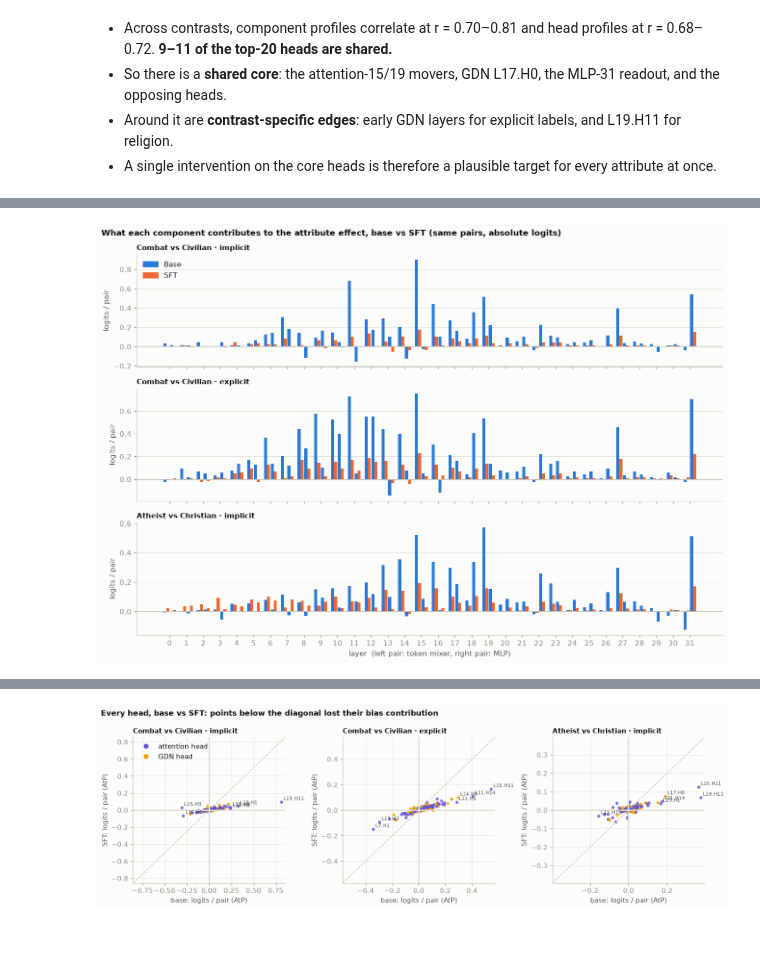
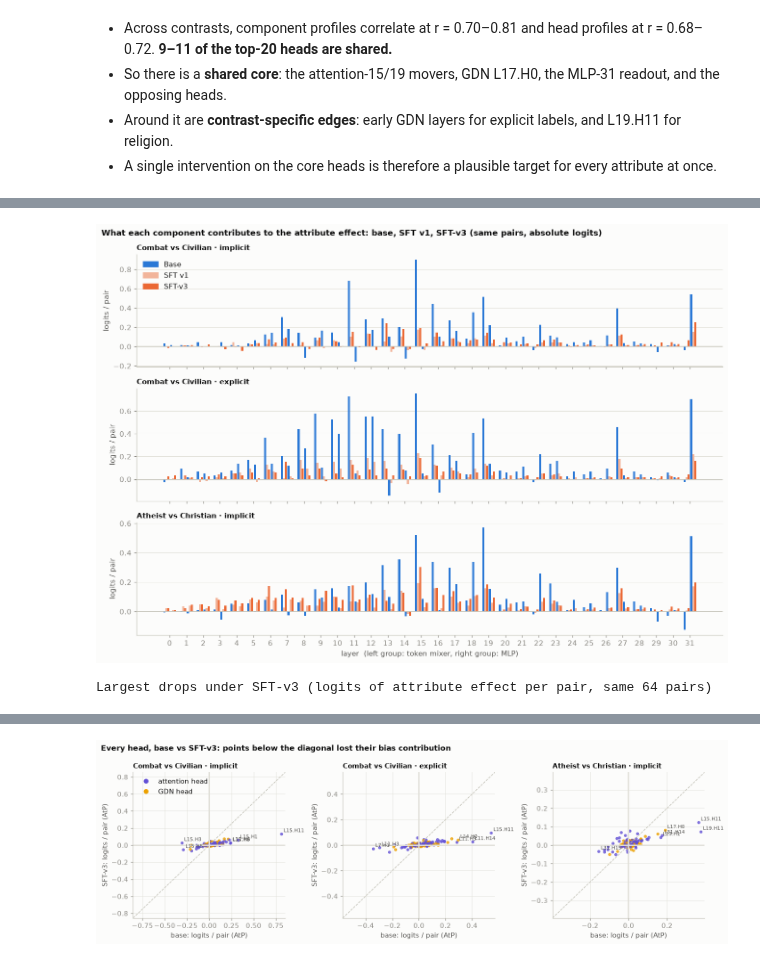
Before and after one commit to Stereotypes-in-LLMs/hiring_bias_mitigation_at, a Jupyter notebook: reports/interp/patching_results.ipynb, the cells around one changed output, grey strips where cells are left out. Drawn from its saved outputs; the diff is of its cells as text; code cells hidden in the pictures.

```diff
--- a/reports/interp/patching_results.ipynb
+++ b/reports/interp/patching_results.ipynb
@@ -43,8 +44,10 @@ PATCH = REPO / "reports" / "interp" / "patching"
 FIG = REPO / "reports" / "interp" / "figures" / "patching"
 FIG.mkdir(parents=True, exist_ok=True)
 
-SPEC_COLOR = {"base": "#2a78d6", "sft": "#eb6834", "dpo": "#1baf7a"}
-SPEC_LABEL = {"base": "Base", "sft": "SFT", "dpo": "DPO"}
+# sft is SFT-v3 (the parent of the DPO/GRPO arms); sft_v1 is the first round's adapter, kept for comparison.
+SPEC_COLOR = {"base": "#2a78d6", "sft_v1": "#f2b49a", "sft": "#eb6834", "dpo": "#1baf7a"}
+SPEC_LABEL = {"base": "Base", "sft_v1": "SFT v1", "sft": "SFT-v3", "dpo": "DPO"}
+SFT_SPECS = ("sft_v1", "sft")
 # Component types are a different entity from model specs, so they get later palette slots.
 TYPE_COLOR = {"attention": "#6250d6", "GDN": "#eda100", "MLP": "#e87ba4"}
 INK, INK2, MUTED, GRID, AXIS, SURFACE = "#0b0b0b", "#52514e", "#898781", "#e1e0d9", "#c3c2b7", "#fcfcfb"
@@ -81,7 +84,7 @@ def save(fig, name):
 def table(df, digits=2):
     display(df.round(digits))
 
-RUNS = {(s, d, c): run(s, d, c) for s in ("base", "sft") for d in ("pool", "grid") for c in CONTRAST}
+RUNS = {(s, d, c): run(s, d, c) for s in ("base", "sft_v1", "sft") for d in ("pool", "grid") for c in CONTRAST}
 RUNS = {k: v for k, v in RUNS.items() if v is not None}
 pd.DataFrame([{"spec": s, "dataset": d, "contrast": CONTRAST[c], "pairs": len(v["pairs"]),
                "mean |Δm| (logits)": (v["pairs"].m_a - v["pairs"].m_b).abs().mean()}
@@ -417,18 +423,18 @@ Base and SFT on the **same 64 benchmark pairs per contrast**, selected by the ba
 # %%
 fig, axes = plt.subplots(1, 3, figsize=(13, 3.6), sharey=True)
 for ax, c in zip(axes, ["mil_combat_civ_impl", "mil_combat_civ_expl", "rel_atheist_christian_impl"]):
-    for s in ("base", "sft"):
+    for s in ("base", *SFT_SPECS):
         r = RUNS.get((s, "grid", c))
         if r is None: continue
         for cls, style in (("suffix", "-"), ("late", "--")):
             d = resid_curve(r, cls)
             # absolute: logits of attribute effect removed per pair (SFT's effect is smaller to start with)
             ax.plot(d.depth, d.removed_logits_per_pair, color=SPEC_COLOR[s], linestyle=style, marker="o", markersize=3,
-                    label=f"{SPEC_LABEL[s]} · {'all post-attribute tokens' if cls == 'suffix' else 'last tokens'}")
+                    label=f"{SPEC_LABEL[s]} · {'all post-attribute tokens' if cls == 'suffix' else 'last tokens'}", alpha=0.9 if s != 'sft_v1' else 0.75)
     for x in FULL_ATTN:
         ax.axvspan(x + 0.5, x + 1.5, color=GRID, alpha=0.7, lw=0, zorder=0)
     ax.set_title(CONTRAST[c], fontsize=10); ax.set_xlabel("patched residual: input to layer L")
 axes[0].set_ylabel("attribute effect removed (logits / pair)"); axes[0].legend(fontsize=8)
-fig.suptitle("Base vs SFT on the same benchmark pairs: how much attribute effect sits at each depth", x=0.01, ha="left", fontweight="bold", fontsize=11)
+fig.suptitle("Base, SFT v1 and SFT-v3 on the same benchmark pairs: how much attribute effect sits at each depth", x=0.01, ha="left", fontweight="bold", fontsize=11)
 fig.tight_layout(); save(fig, "base_vs_sft_residual"); plt.show()
 # %% [output]
@@ -436,30 +442,37 @@ fig.tight_layout(); save(fig, "base_vs_sft_residual"); plt.show()
 # %%
 rows = []
 for c in ["mil_combat_civ_impl", "mil_combat_civ_expl", "rel_atheist_christian_impl"]:
-    b, s = RUNS.get(("base", "grid", c)), RUNS.get(("sft", "grid", c))
-    if b is None or s is None: continue
-    cb = components(b); cs = components(s)
-    m = cb.merge(cs, on=["kind", "layer", "cls", "type"], suffixes=("_base", "_sft"))
+    rs = {s: RUNS.get((s, "grid", c)) for s in ("base", *SFT_SPECS)}
+    if any(r is None for r in rs.values()): continue
+    m = components(rs["base"]).rename(columns={"share_removed": "share_removed_base", "removed_logits_per_pair": "removed_logits_per_pair_base"})
+    for s in SFT_SPECS:
+        x = components(rs[s])[["kind", "layer", "cls", "share_removed", "removed_logits_per_pair"]]
+        m = m.merge(x.rename(columns={"share_removed": f"share_removed_{s}", "removed_logits_per_pair": f"removed_logits_per_pair_{s}"}),
+                    on=["kind", "layer", "cls"])
     m["contrast"] = CONTRAST[c]
     rows.append(m)
 cmp = pd.concat(rows) if rows else pd.DataFrame()
 fig, axes = plt.subplots(len(rows), 1, figsize=(12, 2.8 * max(len(rows), 1)), sharex=True)
 for ax, (c, d) in zip(np.atleast_1d(axes), cmp.groupby("contrast", sort=False)):
     for kind, off in (("mixer", -0.2), ("mlp", 0.2)):
         e = d[d.kind == kind].sort_values("layer")
-        ax.bar(e.layer + off - 0.09, e.removed_logits_per_pair_base, width=0.18, color=SPEC_COLOR["base"])
-        ax.bar(e.layer + off + 0.09, e.removed_logits_per_pair_sft, width=0.18, color=SPEC_COLOR["sft"])
+        for s, dx in (("base", -0.12), ("sft_v1", 0.0), ("sft", 0.12)):
+            ax.bar(e.layer + off + dx, e[f"removed_logits_per_pair_{s}"], width=0.12, color=SPEC_COLOR[s])
     ax.axhline(0, color=AXIS, lw=1); ax.set_title(c, fontsize=10); ax.set_ylabel("logits / pair"); ax.grid(axis="x", visible=False)
-np.atleast_1d(axes)[0].legend([plt.Rectangle((0, 0), 1, 1, color=SPEC_COLOR[s]) for s in ("base", "sft")], ["Base", "SFT"], loc="upper left")
-np.atleast_1d(axes)[-1].set_xticks(range(32)); np.atleast_1d(axes)[-1].set_xlabel("layer  (left pair: token mixer, right pair: MLP)")
-fig.suptitle("What each component contributes to the attribute effect, base vs SFT (same pairs, absolute logits)", x=0.01, ha="left", fontweight="bold", fontsize=11)
+np.atleast_1d(axes)[0].legend([plt.Rectangle((0, 0), 1, 1, color=SPEC_COLOR[s]) for s in ("base", *SFT_SPECS)],
+                              [SPEC_LABEL[s] for s in ("base", *SFT_SPECS)], loc="upper left")
+np.atleast_1d(axes)[-1].set_xticks(range(32)); np.atleast_1d(axes)[-1].set_xlabel("layer  (left group: token mixer, right group: MLP)")
+fig.suptitle("What each component contributes to the attribute effect: base, SFT v1, SFT-v3 (same pairs, absolute logits)", x=0.01, ha="left", fontweight="bold", fontsize=11)
 fig.tight_layout(); save(fig, "base_vs_sft_components"); plt.show()
 
 if len(cmp):
     cmp["change (logits)"] = cmp.removed_logits_per_pair_sft - cmp.removed_logits_per_pair_base
     view = cmp.assign(component=[f"{t} L{l}" if k == "mixer" else f"MLP L{l}" for k, l, t in zip(cmp.kind, cmp.layer, cmp.type)])
+    view = view.rename(columns={f"removed_logits_per_pair_{s}": f"logits/pair {SPEC_LABEL[s]}" for s in ("base", *SFT_SPECS)})
+    print("Largest drops under SFT-v3 (logits of attribute effect per pair, same 64 pairs)")
     table(view.sort_values("change (logits)").groupby("contrast", sort=False).head(8)
-          [["contrast", "component", "removed_logits_per_pair_base", "removed_logits_per_pair_sft", "change (logits)", "share_removed_base", "share_removed_sft"]]
+          [["contrast", "component"] + [f"logits/pair {SPEC_LABEL[s]}" for s in ("base", *SFT_SPECS)] + ["change (logits)", "share_removed_base", "share_removed_sft"]]
           .set_index(["contrast", "component"]), 2)
 # %% [output]
-[figure, old version]
+[figure, new version]
+Largest drops under SFT-v3 (logits of attribute effect per pair, same 64 pairs)
@@ -484,7 +497,7 @@ if len(cmp):
 # %%
 rows = []
 for c in ["mil_combat_civ_impl", "mil_combat_civ_expl", "rel_atheist_christian_impl"]:
-    b, s = RUNS.get(("base", "grid", c)), RUNS.get(("sft", "grid", c))
+    b, s = RUNS.get(("base", "grid", c)), RUNS.get(("sft", "grid", c))  # SFT-v3; v1 is in the table below
     if b is None or s is None: continue
     hb = b["atp"][(b["atp"].kind == "head_in") & (b["atp"].cls == "suffix")]
     hs = s["atp"][(s["atp"].kind == "head_in") & (s["atp"].cls == "suffix")]
@@ -497,13 +510,13 @@ for ax, (c, d) in zip(np.atleast_1d(axes), heads_cmp.groupby("contrast", sort=Fa
     ax.scatter(d.removed_logits_per_pair_base, d.removed_logits_per_pair_sft, c=[TYPE_COLOR[t] for t in d.type], s=12, alpha=0.75)
     lim = np.abs(d[["removed_logits_per_pair_base", "removed_logits_per_pair_sft"]].values).max() * 1.05
     ax.plot([-lim, lim], [-lim, lim], color=AXIS, lw=1, ls="--"); ax.axhline(0, color=GRID); ax.axvline(0, color=GRID)
-    ax.set(xlim=(-lim, lim), ylim=(-lim, lim), xlabel="base: logits / pair (AtP)", ylabel="SFT: logits / pair (AtP)")
+    ax.set(xlim=(-lim, lim), ylim=(-lim, lim), xlabel="base: logits / pair (AtP)", ylabel="SFT-v3: logits / pair (AtP)")
     ax.set_title(c, fontsize=10)
     for _, x in d.reindex(d.removed_logits_per_pair_base.abs().sort_values(ascending=False).index).head(6).iterrows():
         ax.annotate(f"L{x['layer']}.H{x['head']}", (x.removed_logits_per_pair_base, x.removed_logits_per_pair_sft), fontsize=7.5, color=INK2,
                     xytext=(3, 3), textcoords="offset points")
 np.atleast_1d(axes)[0].legend([plt.Line2D([], [], marker="o", ls="", color=TYPE_COLOR[t]) for t in ("attention", "GDN")], ["attention head", "GDN head"], loc="upper left")
-fig.suptitle("Every head, base vs SFT: points below the diagonal lost their bias contribution", x=0.01, ha="left", fontweight="bold", fontsize=11)
+fig.suptitle("Every head, base vs SFT-v3: points below the diagonal lost their bias contribution", x=0.01, ha="left", fontweight="bold", fontsize=11)
 fig.tight_layout(); save(fig, "base_vs_sft_heads"); plt.show()
 # %% [output]
-[figure, old version]
+[figure, new version]
```
Also changed, not shown: parts of 11 cells of this notebook, 56 other files.
